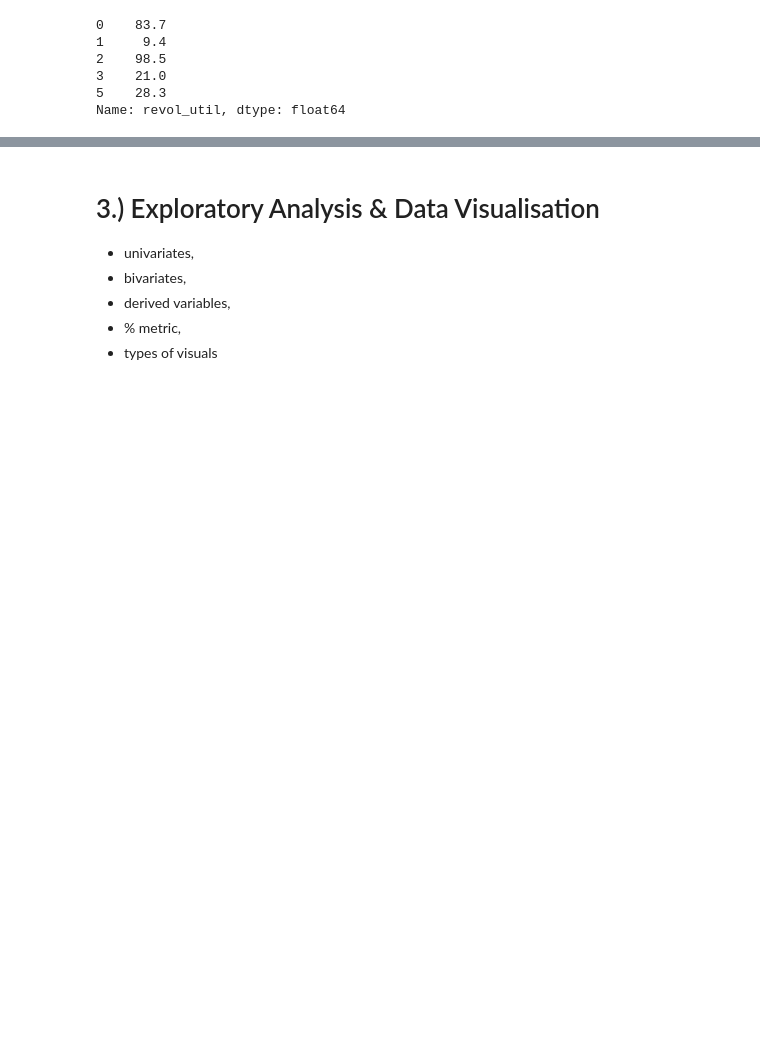
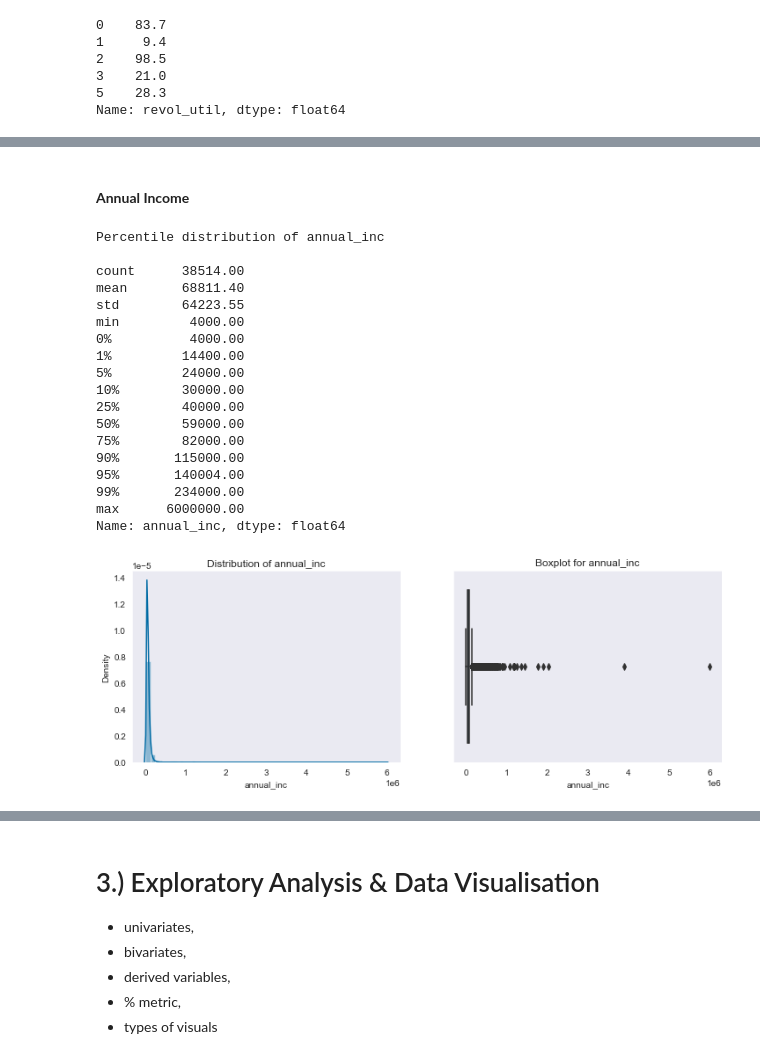
Before and after one commit to udaykadavi/LendingClubCaseStudy, a Jupyter notebook: EDA_UA.ipynb, the cells around one changed output, grey strips where cells are left out. Saved outputs shown, nothing was run; the diff lists cells and outputs as text; code cells hidden in the pictures; blank space fills up the shorter version.

```diff
--- a/EDA_UA.ipynb
+++ b/EDA_UA.ipynb
@@ -368,0 +462,8 @@ Name: revol_util, dtype: float64
+# %%
+#Create bins
+loan_df['loan_amnt_bin'] = pd.cut(loan_df.loan_amnt
+                       ,bins =[0,5000,10000,15000,20000,25000,30000,36000]
+                       , labels = ['0-5k','5-10k','10-15k','15-20k','20-25k','25-30k','30-36k'])
+
+#check
+loan_df.loan_amnt_bin.head()
@@ -368,0 +478,26 @@ Name: revol_util, dtype: float64
+# %% [markdown]
+#### **Annual Income**
+# %%
+var = 'annual_inc'
+dist_descr_num(var=var, df=loan_df)
+distplot_num(var=var, df=loan_df)
+# %% [output]
+Percentile distribution of annual_inc
+
+count      38514.00
+mean       68811.40
+std        64223.55
+min         4000.00
+0%          4000.00
+1%         14400.00
+5%         24000.00
+10%        30000.00
+25%        40000.00
+50%        59000.00
+75%        82000.00
+90%       115000.00
+95%       140004.00
+99%       234000.00
+max      6000000.00
+Name: annual_inc, dtype: float64
+[figure, added]
```
Also changed, not shown: parts of 80 cells of this notebook.
